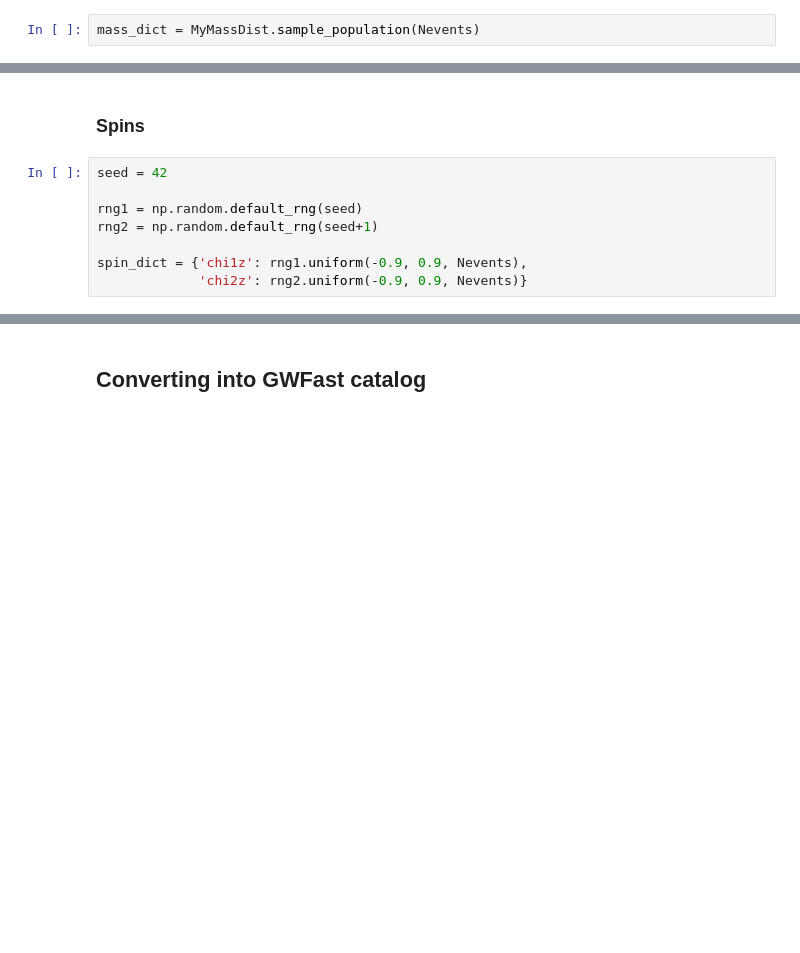
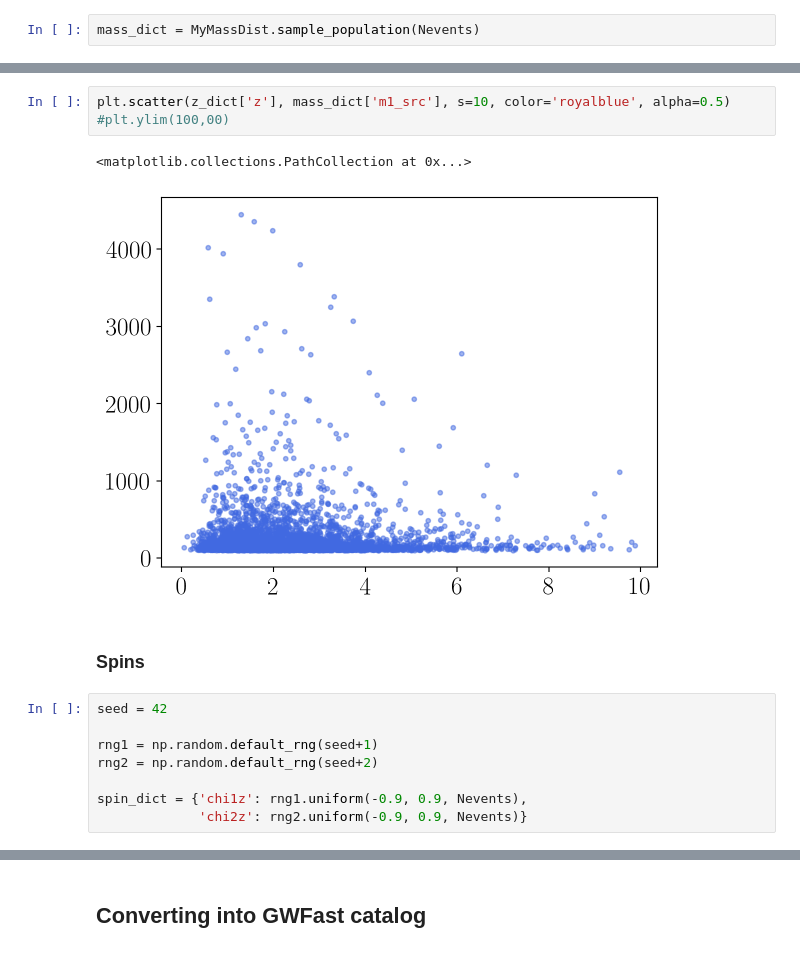
Before and after one commit to KrishnenduGit/CE_STM_CBC, a Jupyter notebook: pop_models/imbhs/imbh_pop.ipynb, the cells around one changed output, grey strips where cells are left out. Saved outputs shown, nothing was run; the diff lists cells and outputs as text; blank space fills up the shorter version.

```diff
--- a/pop_models/imbhs/imbh_pop.ipynb
+++ b/pop_models/imbhs/imbh_pop.ipynb
@@ -606,10 +608,16 @@ plt.show()
+# %%
+plt.scatter(z_dict['z'], mass_dict['m1_src'], s=10, color='royalblue', alpha=0.5)
+#plt.ylim(100,00)
+# %% [output]
+<matplotlib.collections.PathCollection at 0x...>
+[figure, added]
 # %% [markdown]
 ### Spins
 # %%
 seed = 42
 
-rng1 = np.random.default_rng(seed)
-rng2 = np.random.default_rng(seed+1)
+rng1 = np.random.default_rng(seed+1)
+rng2 = np.random.default_rng(seed+2)
 
 spin_dict = {'chi1z': rng1.uniform(-0.9, 0.9, Nevents),
              'chi2z': rng2.uniform(-0.9, 0.9, Nevents)}
```
Also changed, not shown: parts of 6 cells of this notebook, 2 other files.
